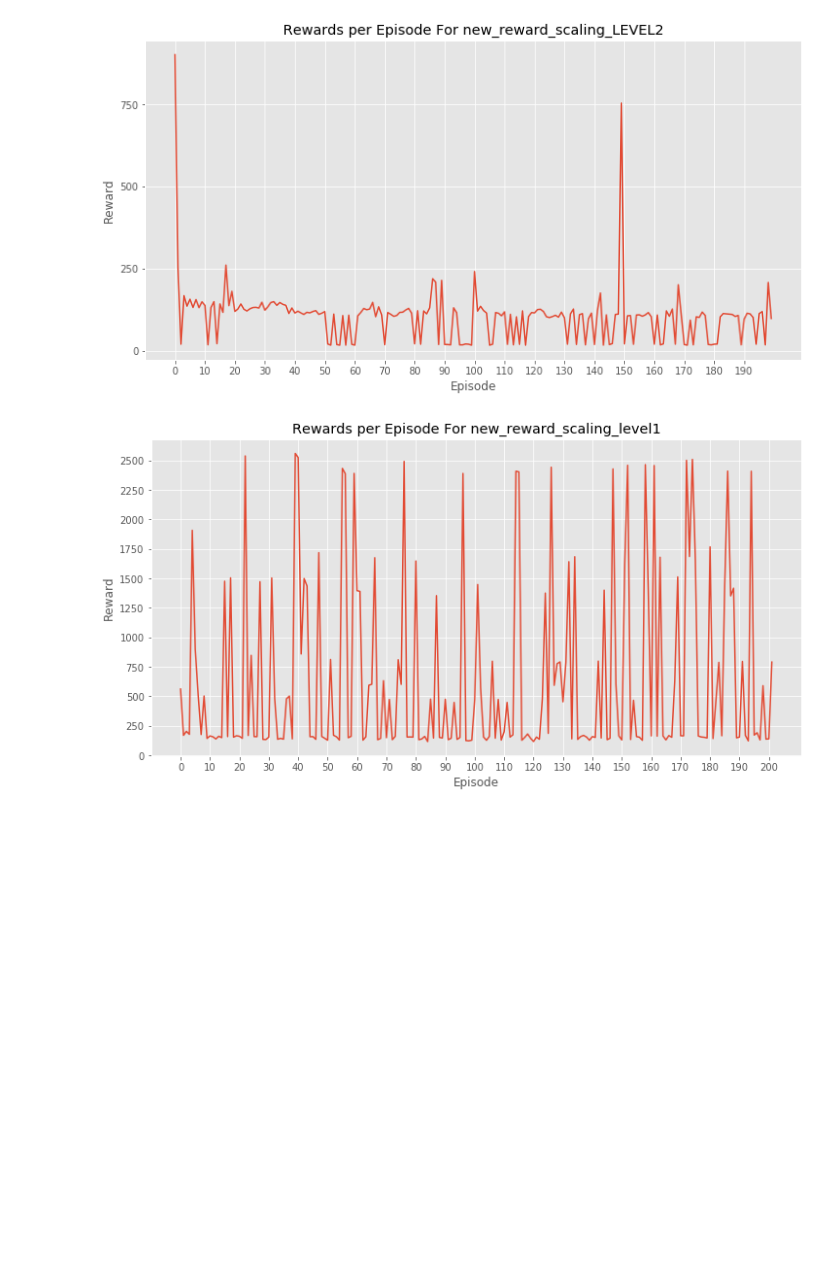
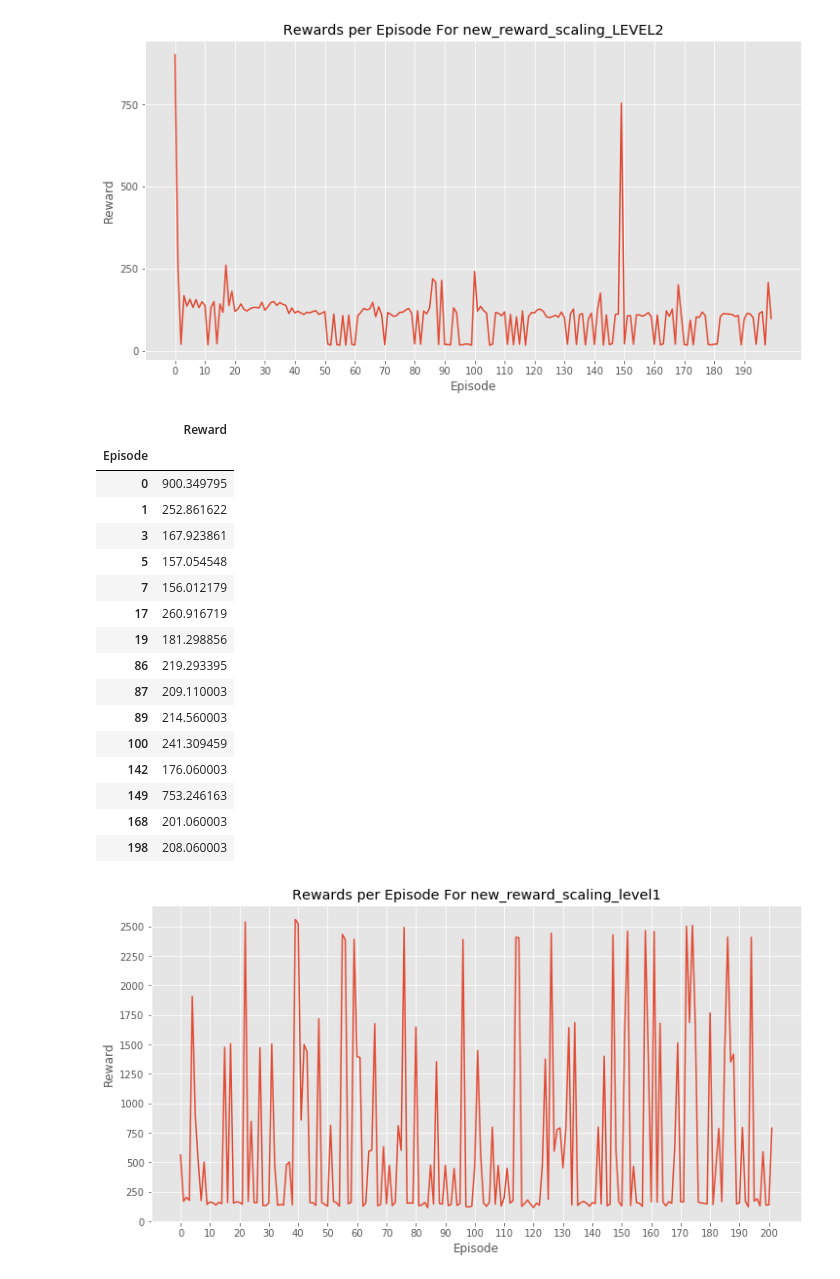
Before and after one commit to NJacobsohn/Your-Learning-is-in-Another-Castle, a Jupyter notebook: notebooks/plotting_and_visualization.ipynb, the cells around one changed output. Drawn from its saved outputs; the diff is of its cells as text; code cells hidden in the pictures; blank space fills up the shorter version.

```diff
--- a/notebooks/plotting_and_visualization.ipynb
+++ b/notebooks/plotting_and_visualization.ipynb
@@ -140,7 +105,27 @@ smallrew.sort_values("Reward", ascending=False)
 # %%
-project = "new_reward_scaling_LEVEL2"
+project2 = "new_reward_scaling_LEVEL2"
 fig, ax = plt.subplots(figsize=(12, 6))
-plot_rewards(project, ax)
+plot_rewards(project2, ax)
 # %% [output]
 [figure]
+# %%
+good_episodes(project2, 150)
+# %% [output]
+|  | Reward |
+| Episode |  |
+| 0 | 900.349795 |
+| 1 | 252.861622 |
+| 3 | 167.923861 |
+| 5 | 157.054548 |
+| 7 | 156.012179 |
+| 17 | 260.916719 |
+| 19 | 181.298856 |
+| 86 | 219.293395 |
+| 87 | 209.110003 |
+| 89 | 214.560003 |
+| 100 | 241.309459 |
+| 142 | 176.060003 |
+| 149 | 753.246163 |
+| 168 | 201.060003 |
+| 198 | 208.060003 |
 # %%
```
Also changed, not shown: parts of 6 cells of this notebook.
